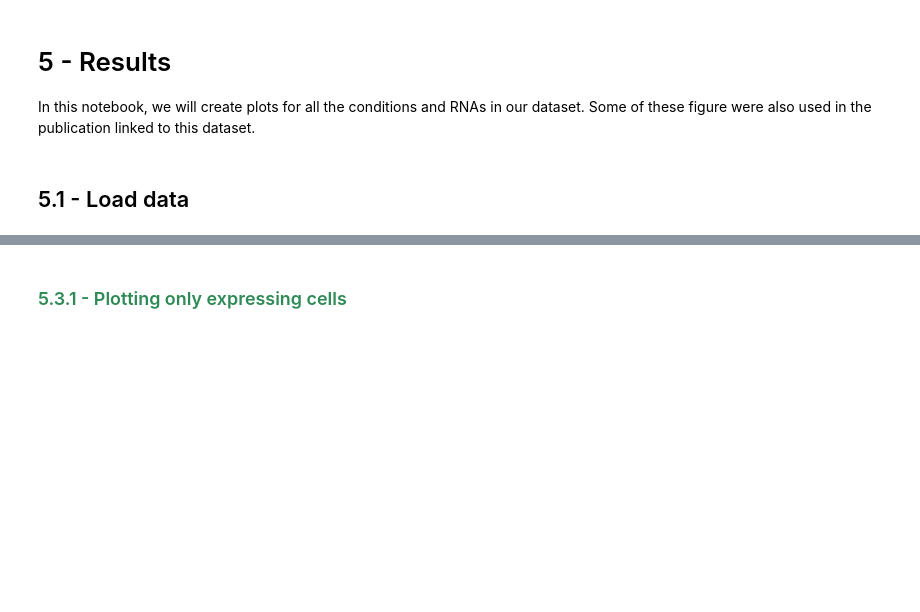
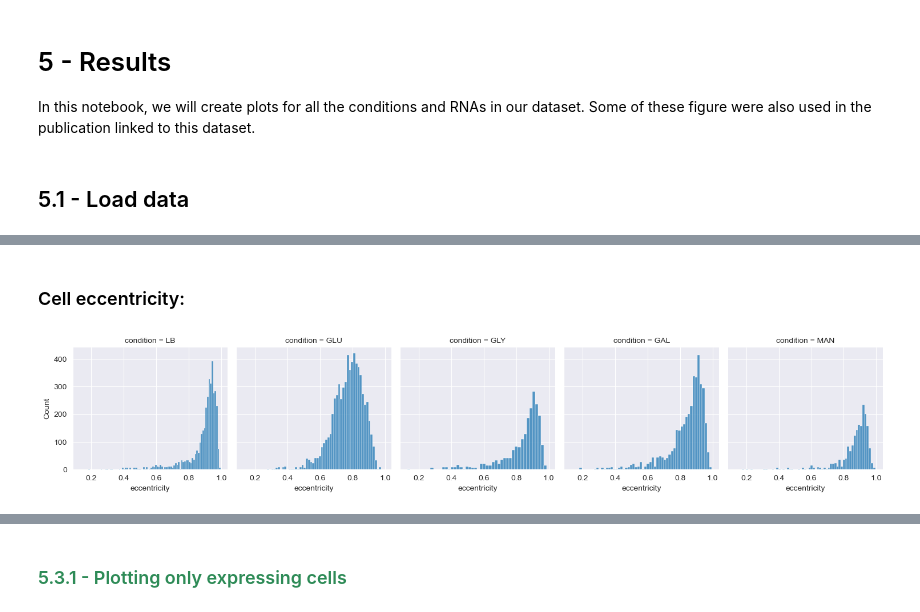
Before and after one commit to LaToyaVanderB/Ecoli_smFISH, a Jupyter notebook: src/06-plot-results.ipynb, the cells around one changed output, grey strips where cells are left out. Cells and saved outputs as stored; diff of their text form; code cells hidden in the pictures; blank space fills up the shorter version.

```diff
--- a/src/06-plot-results.ipynb
+++ b/src/06-plot-results.ipynb
@@ -109 +141,8 @@ Name: cell_unique_id, dtype: int64
+# %% [markdown]
+### Cell eccentricity:
+# %%
+g = sns.FacetGrid(df, col='condition', col_order=conditions_ordered)
+g.map_dataframe(sns.histplot, x='eccentricity');
+# %% [output]
+[figure, new version]
 # %% [markdown]
```
Also changed, not shown: parts of 31 cells of this notebook, 3 other files.
